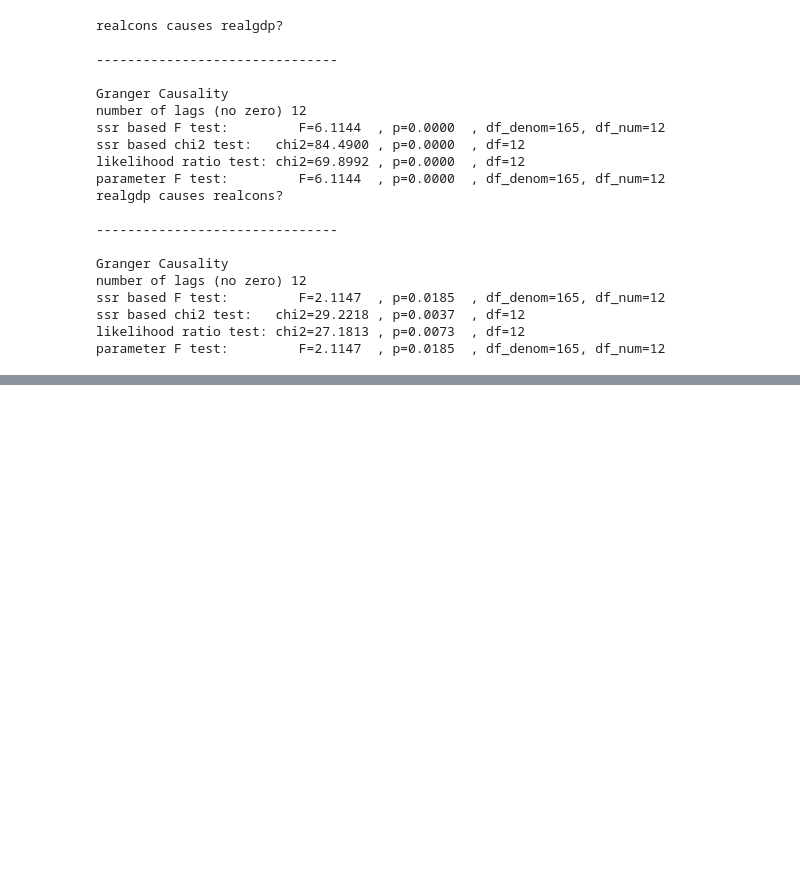
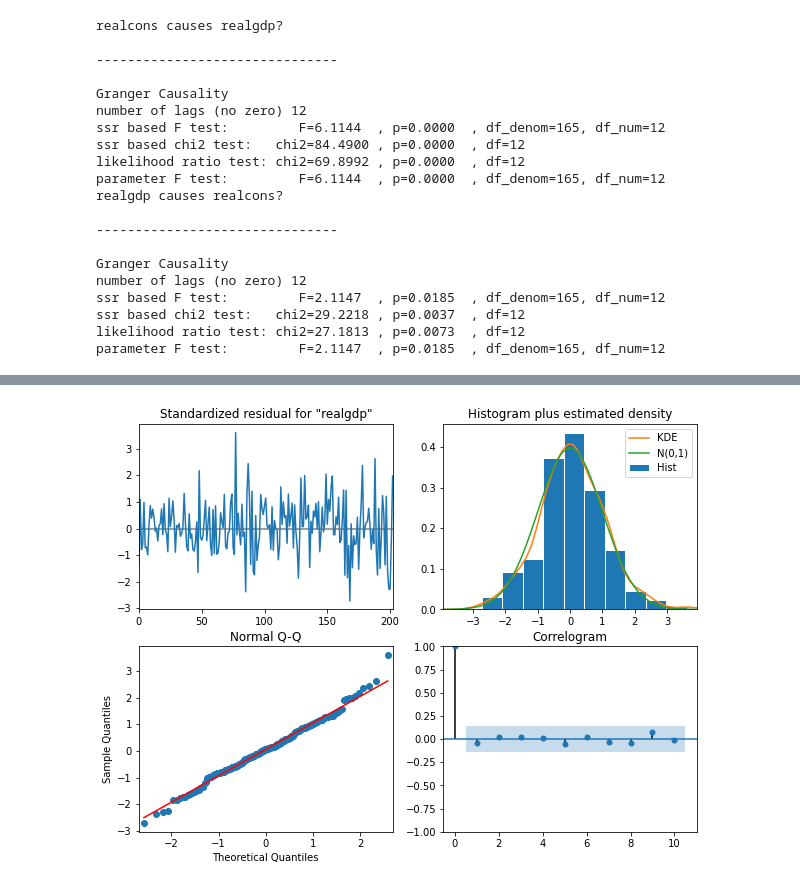
Before and after one commit to thiago2608santana/Analise_Series_Temporais, a Jupyter notebook: VAR.ipynb, the cells around one changed output, grey strips where cells are left out. Saved outputs shown, nothing was run; the diff lists cells and outputs as text; code cells hidden in the pictures; blank space fills up the shorter version.

Commit message:
Versão com VARMA e atualização na biblioteca statsmodels. Correção de bugs no sort_values da função optimize_VARMA

```diff
--- a/VAR.ipynb
+++ b/VAR.ipynb
@@ -213,0 +244,8 @@ parameter F test:         F=2.1147  , p=0.0185  , df_denom=165, df_num=12
+# %%
+endog = macro_data[['realgdp', 'realcons']]
+
+p = range(0, 4, 1)
+q = range(0, 4, 1)
+
+parameters = product(p, q)
+parameters_list = list(parameters)
@@ -213,0 +272,4 @@ parameter F test:         F=2.1147  , p=0.0185  , df_denom=165, df_num=12
+# %%
+best_model_VARMA = VARMAX(endog, order=(3, 1))
+res_VARMA = best_model_VARMA.fit(disp=False)
+print(res_VARMA.summary())
@@ -213,0 +294,4 @@ parameter F test:         F=2.1147  , p=0.0185  , df_denom=165, df_num=12
+# %%
+res_VARMA.plot_diagnostics();
+# %% [output]
+[figure, added]
```
Also changed, not shown: parts of 7 cells of this notebook.
